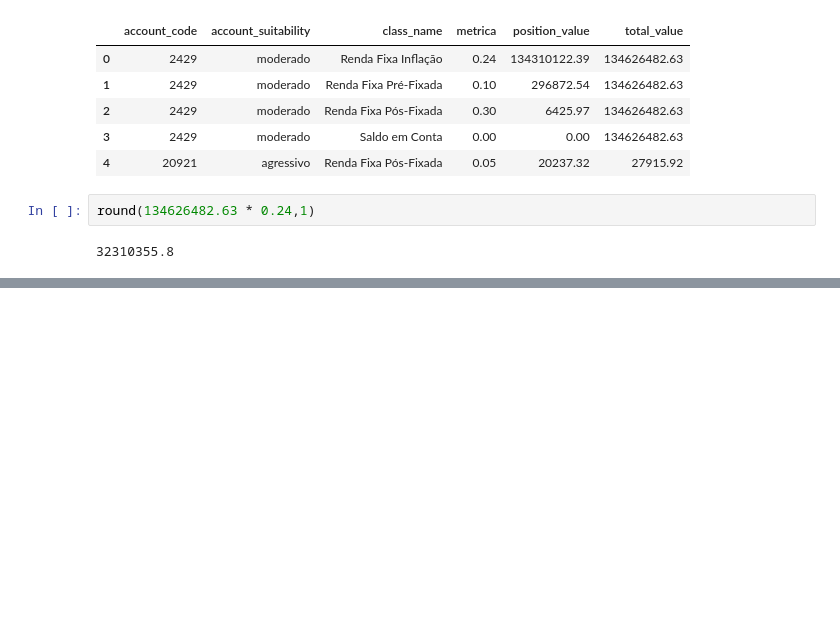
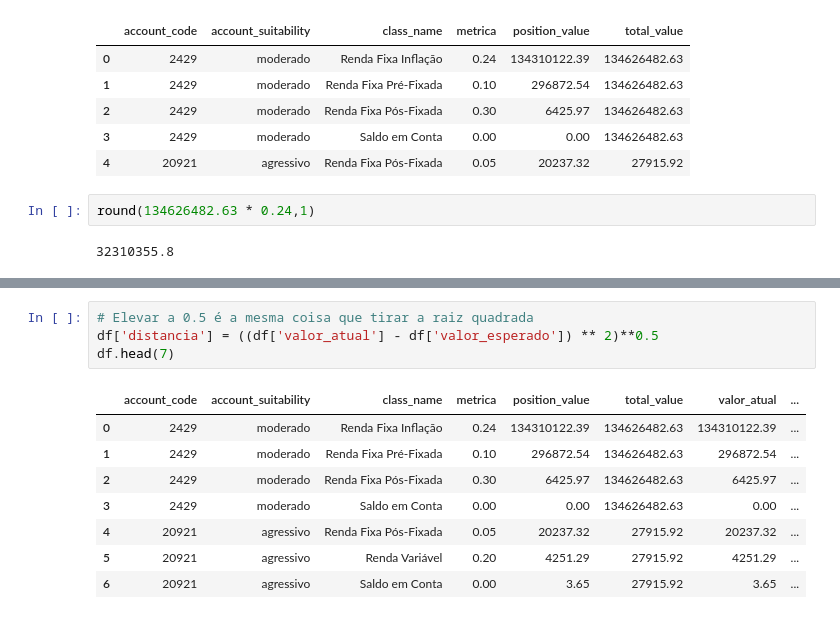
Before and after one commit to PedroMurta/Desafio-Dashboard, a Jupyter notebook: teste_dashboard.ipynb, the cells around one changed output, grey strips where cells are left out. Cells and saved outputs as stored; diff of their text form; blank space fills up the shorter version.

```diff
--- a/teste_dashboard.ipynb
+++ b/teste_dashboard.ipynb
@@ -172,0 +220,13 @@ round(6425.97 + 296872.54 + 134310122.39,2)
+# %%
+# Elevar a 0.5 é a mesma coisa que tirar a raiz quadrada
+df['distancia'] = ((df['valor_atual'] - df['valor_esperado']) ** 2)**0.5
+df.head(7)
+# %% [output]
+|  | account_code | account_suitability | class_name | metrica | position_value | total_value | valor_atual | ... |
+| 0 | 2429 | moderado | Renda Fixa Inflação | 0.24 | 134310122.39 | 134626482.63 | 134310122.39 | ... |
+| 1 | 2429 | moderado | Renda Fixa Pré-Fixada | 0.10 | 296872.54 | 134626482.63 | 296872.54 | ... |
+| 2 | 2429 | moderado | Renda Fixa Pós-Fixada | 0.30 | 6425.97 | 134626482.63 | 6425.97 | ... |
+| 3 | 2429 | moderado | Saldo em Conta | 0.00 | 0.00 | 134626482.63 | 0.00 | ... |
+| 4 | 20921 | agressivo | Renda Fixa Pós-Fixada | 0.05 | 20237.32 | 27915.92 | 20237.32 | ... |
+| 5 | 20921 | agressivo | Renda Variável | 0.20 | 4251.29 | 27915.92 | 4251.29 | ... |
+| 6 | 20921 | agressivo | Saldo em Conta | 0.00 | 3.65 | 27915.92 | 3.65 | ... |
```
Also changed, not shown: parts of 12 cells of this notebook.
